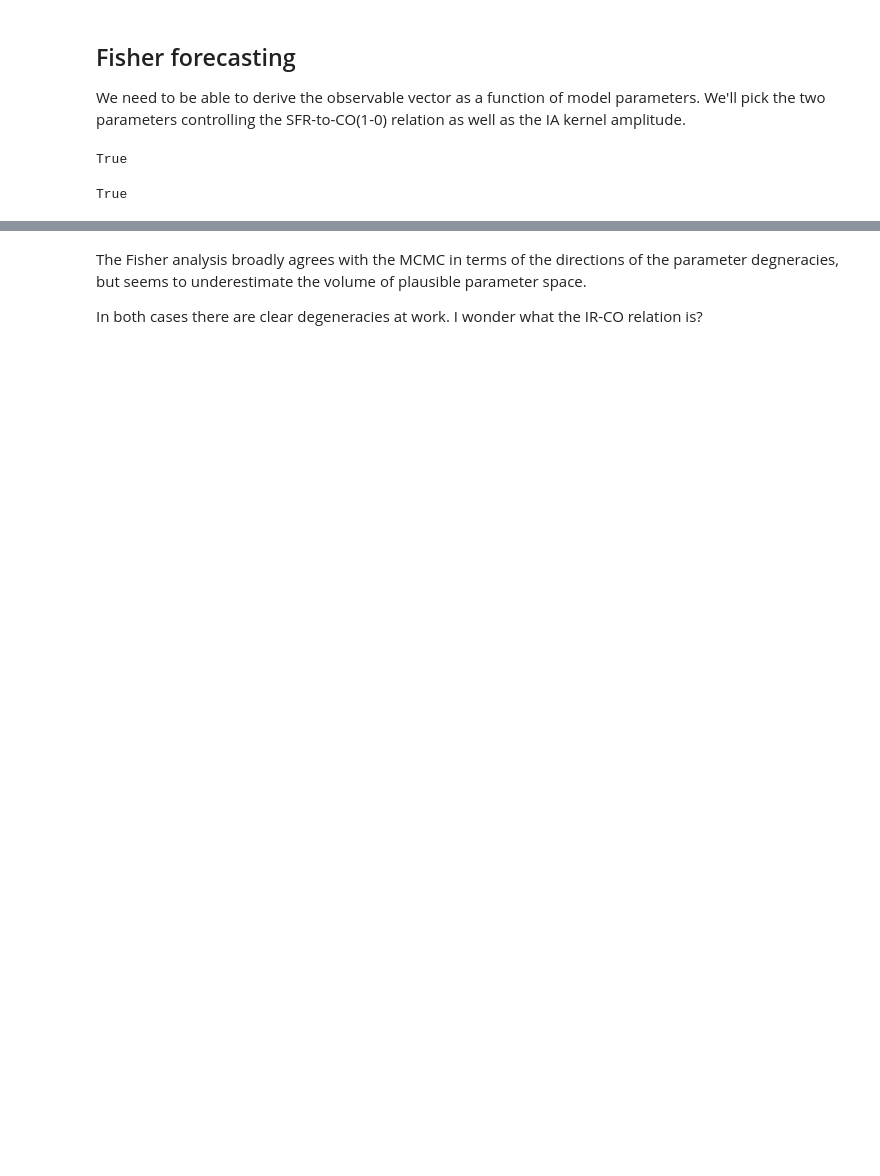
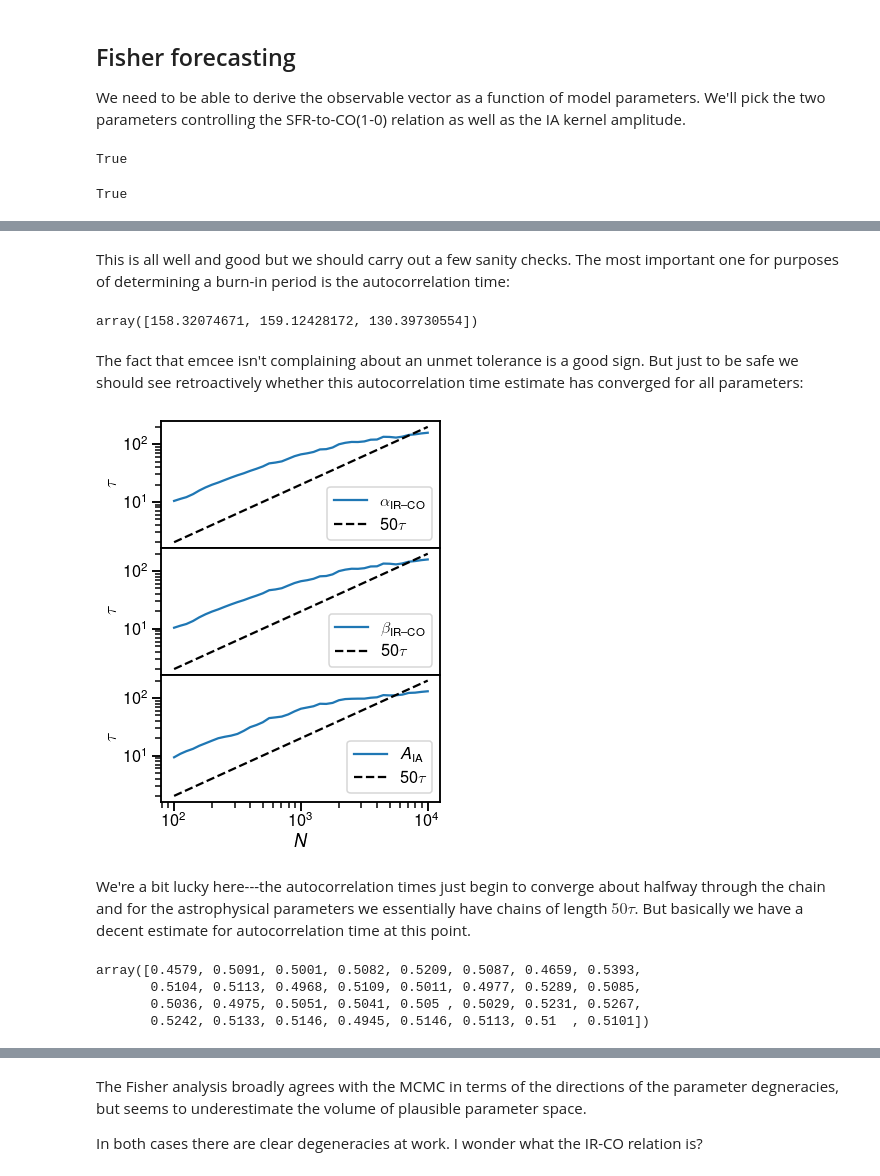
Before and after one commit to dongwooc/lim-lensing-predictions, a Jupyter notebook: code.ipynb, the cells around one changed output, grey strips where cells are left out. Saved outputs shown, nothing was run; the diff lists cells and outputs as text; code cells hidden in the pictures; blank space fills up the shorter version.

```diff
--- a/code.ipynb
+++ b/code.ipynb
@@ -810,8 +799,0 @@ backend.reset(32, 3)
-# %%
-def loglik(x):
-    delta_observable = observable_vector_Y10_recalc(*x)-observable_vector_Y10
-    loglik = -0.5*np.matmul(delta_observable,np.matmul(covar_CplusS3_Y10_inv,delta_observable))
-    if np.isnan(loglik) or x[0] < 0.5 or x[0] > 2:
-        return -np.inf
-    else:
-        return loglik#-0.5*(x[-1]-1)**2/0.5**2
@@ -858,5 +799,0 @@ array([92.60774778, 92.53435023, 84.4519499 ])
-# %%
-for i in range(3):
-    pl.subplot(311+i)
-    pl.plot(sampler.get_chain()[...,i])
-    pl.axvline(10*sampler.get_autocorr_time(tol=0)[i])
@@ -875,0 +854,8 @@ For the Fisher analysis we estimate the derivative of the observable vector with
+# %% [markdown]
+This is all well and good but we should carry out a few sanity checks. The most important one for purposes of determining a burn-in period is the autocorrelation time:
+# %%
+sampler.get_autocorr_time()
+# %% [output]
+array([158.32074671, 159.12428172, 130.39730554])
+# %% [markdown]
+The fact that emcee isn't complaining about an unmet tolerance is a good sign. But just to be safe we should see retroactively whether this autocorrelation time estimate has converged for all parameters:
@@ -875,0 +901,21 @@ For the Fisher analysis we estimate the derivative of the observable vector with
+# %%
+pl.figure(figsize=(5,7))
+pl.subplots_adjust(hspace=0)
+for i in range(3):
+    pl.subplot(311+i)
+    pl.loglog(np.logspace(2,4,41).astype(int),[autocorr_new(sampler.get_chain()[:n,:,i].T) for n in np.logspace(2,4,41).astype(int)],label=param_labels[i])
+    pl.loglog(np.logspace(2,4,41),np.logspace(2,4,41)/50,'k--',label='$50\\tau$')
+    if i==2: pl.xlabel('$N$')
+    pl.ylabel('$\\tau$')
+    pl.legend(loc='best')
+# %% [output]
+[figure, added]
+# %% [markdown]
+We're a bit lucky here---the autocorrelation times just begin to converge about halfway through the chain and for the astrophysical parameters we essentially have chains of length $50\tau$. But basically we have a decent estimate for autocorrelation time at this point.
+# %%
+sampler.acceptance_fraction
+# %% [output]
+array([0.4579, 0.5091, 0.5001, 0.5082, 0.5209, 0.5087, 0.4659, 0.5393,
+       0.5104, 0.5113, 0.4968, 0.5109, 0.5011, 0.4977, 0.5289, 0.5085,
+       0.5036, 0.4975, 0.5051, 0.5041, 0.505 , 0.5029, 0.5231, 0.5267,
+       0.5242, 0.5133, 0.5146, 0.4945, 0.5146, 0.5113, 0.51  , 0.5101])
```
Also changed, not shown: parts of 289 cells of this notebook, 16 other files.
